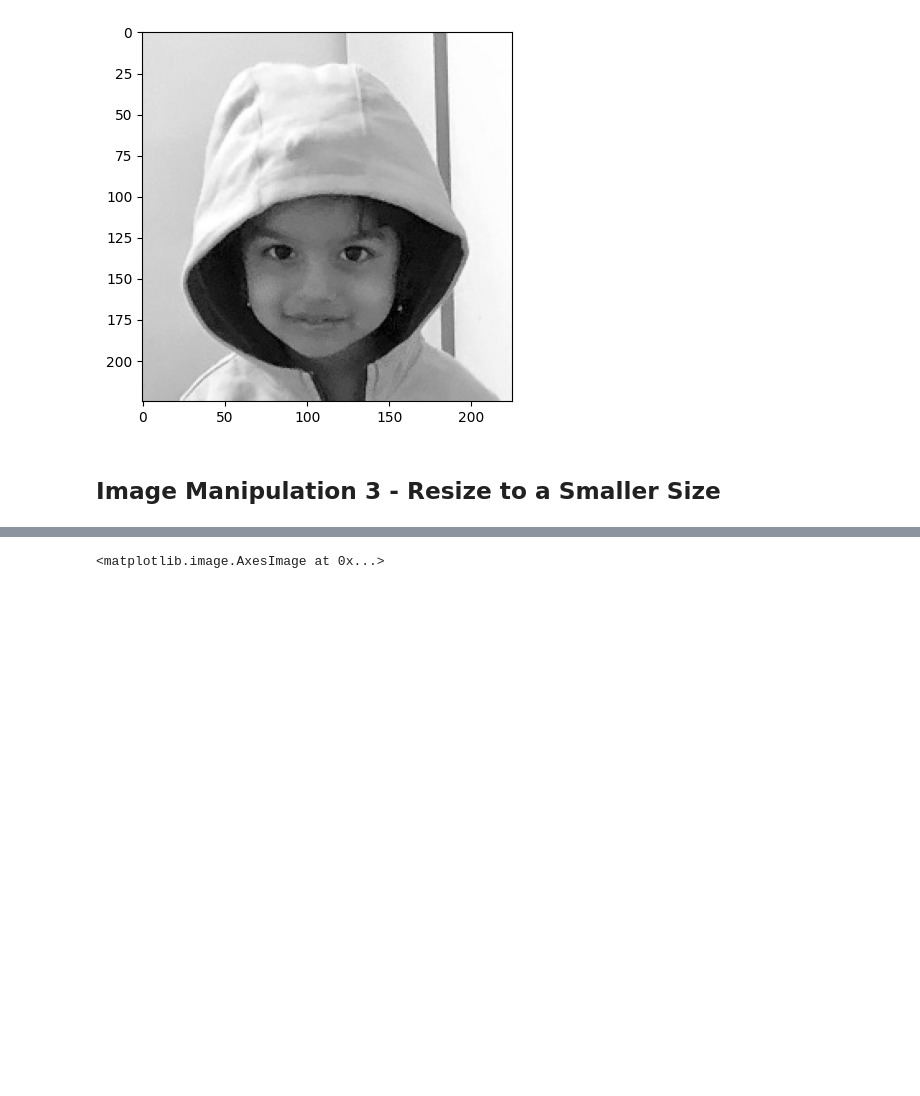
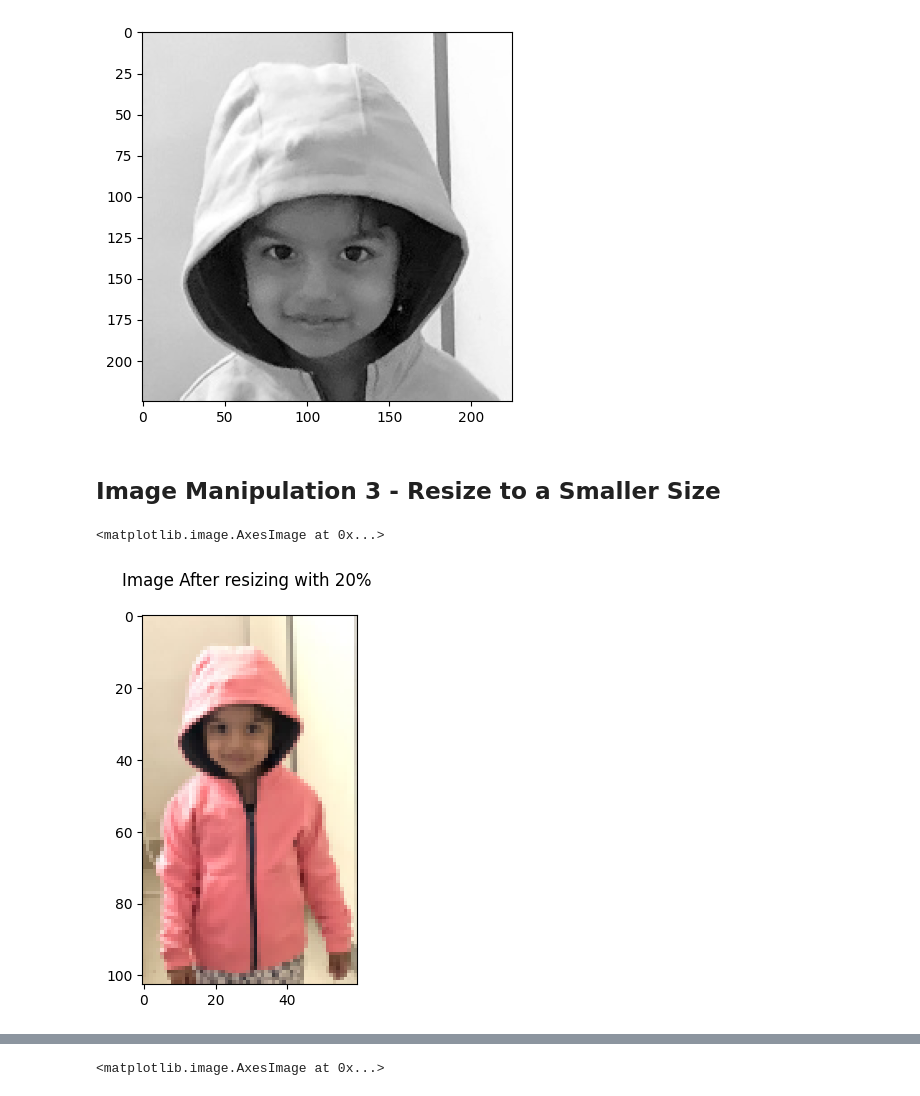
Before and after one commit to stbalaji/AIForBusiness, a Jupyter notebook: 01AIForBusinessCV_Inspecting_grayscale_images_comments.ipynb, the cells around one changed output, grey strips where cells are left out. Drawn from its saved outputs; the diff is of its cells as text; code cells hidden in the pictures; blank space fills up the shorter version.

```diff
--- a/01AIForBusinessCV_Inspecting_grayscale_images_comments.ipynb
+++ b/01AIForBusinessCV_Inspecting_grayscale_images_comments.ipynb
@@ -47,3 +66,16 @@ plt.imshow(img_gray, cmap='gray')
 [figure]
 # %% [markdown]
 ## Image Manipulation 3 - Resize to a Smaller Size
+# %%
+scale_percent = 20                                  # Percent of original size to be Resized to.
+width = int(img.shape[1] * scale_percent / 100)
+height = int(img.shape[0] * scale_percent / 100)
+dim = (width, height)
+
+img_rgb = cv2.cvtColor(img, cv2.COLOR_BGR2RGB)
+img_resized = cv2.resize(img_rgb, dim, interpolation = cv2.INTER_AREA)
+plt.title("Image After resizing with 20% \n")
+plt.imshow(img_resized, cmap='gray')
+# %% [output]
+<matplotlib.image.AxesImage at 0x...>
+[figure, added]
```
Also changed, not shown: parts of 14 cells of this notebook.
